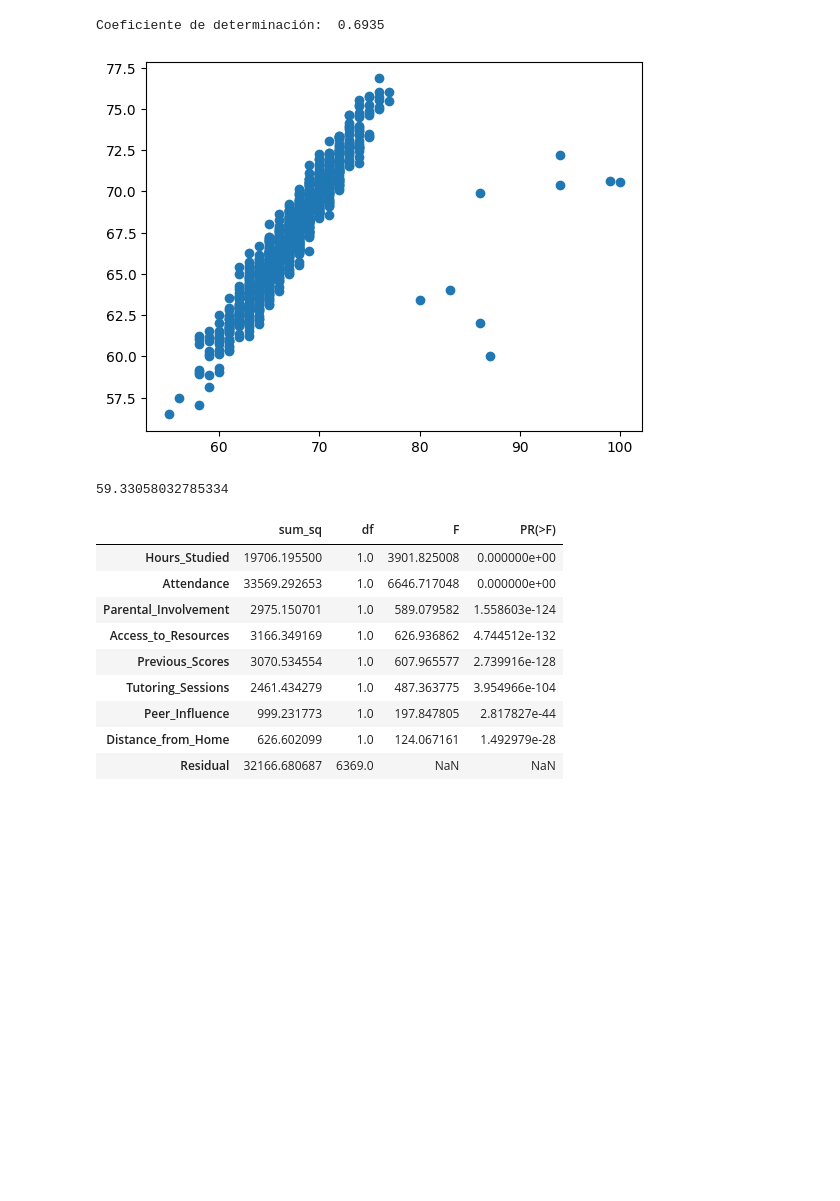
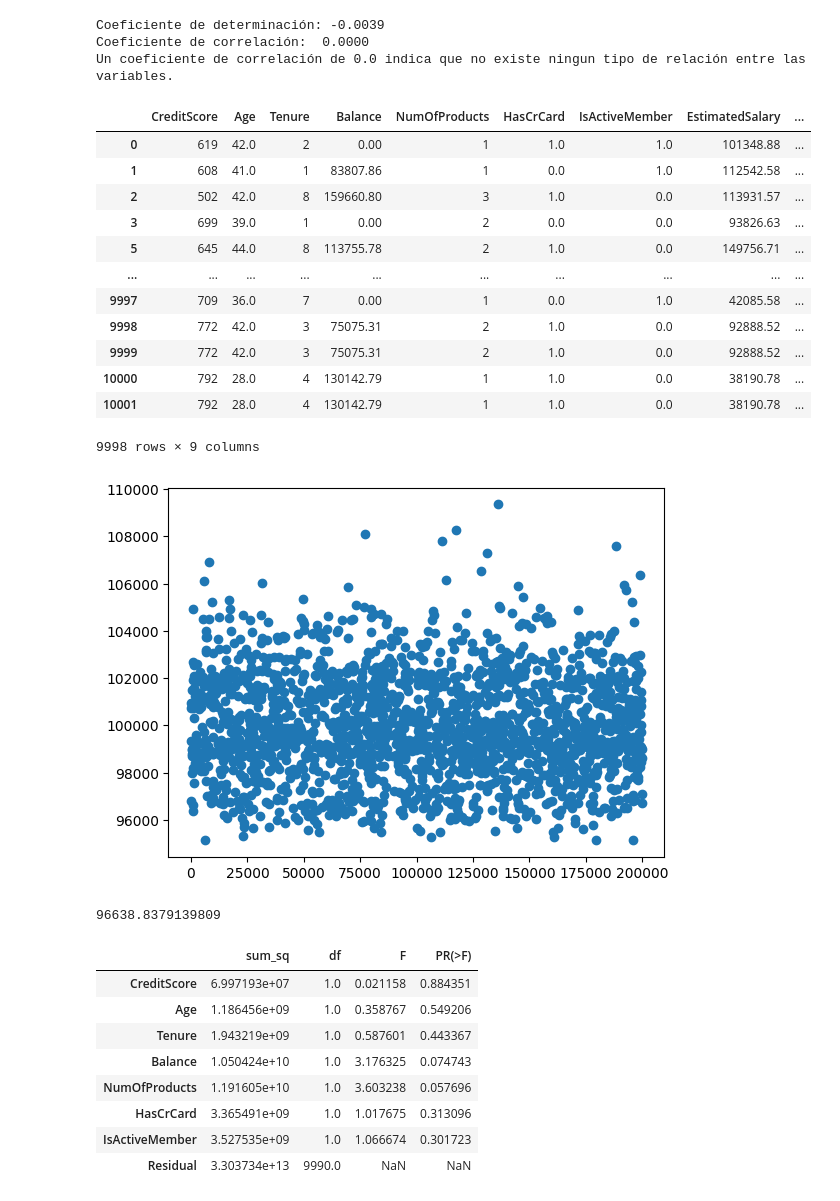
Before and after one commit to Angelgz011/estadistica2, a Jupyter notebook: eii_u2_03_22150429.ipynb, the cells around one changed output. Saved outputs shown, nothing was run; the diff lists cells and outputs as text; code cells hidden in the pictures; blank space fills up the shorter version.

```diff
--- a/eii_u2_03_22150429.ipynb
+++ b/eii_u2_03_22150429.ipynb
@@ -46,14 +51,0 @@ df.drop(columns = ['School_Type'], inplace = True)
-# %%
-niveles = {'Negative': -1, 'Neutral': 0, 'Positive': 1}
-df['Peer_Influence'] = df['Peer_Influence'].map(niveles)
-# %%
-niveles = {'No': 0, 'Yes': 1}
-df['Learning_Disabilities'] = df['Learning_Disabilities'].map(niveles)
-# %%
-niveles = {'College': 0, 'High School': 50, 'Postgraduate': 100}
-df['Parental_Education_Level'] = df['Parental_Education_Level'].map(niveles)
-
-#
-# %%
-niveles = {'Far': 0, 'Moderate': 50, 'Near': 100}
-df['Distance_from_Home'] = df['Distance_from_Home'].map(niveles)
@@ -88,46 +90,65 @@ plt.show()
 # %%
 from sklearn.model_selection import train_test_split
 from sklearn.metrics import r2_score
 import statsmodels.api as sm
 
-X = df[['Hours_Studied','Attendance','Parental_Involvement','Access_to_Resources','Previous_Scores','Tutoring_Sessions','Peer_Influence','Distance_from_Home']]
-Y = df['Exam_Score']
+X = df[['CreditScore','Age','Tenure','Balance','NumOfProducts','HasCrCard','IsActiveMember']]
+Y = df['EstimatedSalary']
 
 X_train, X_test,  Y_train, Y_test = train_test_split(X, Y, test_size = 0.2, random_state = 42)
 
 X_train_constante = sm.add_constant(X_train)
 X_test_constante = sm.add_constant(X_test)
 
 modelo = sm.OLS(Y_train, X_train_constante).fit()
 
 Yc = modelo.predict(X_test_constante)
 
 plt.scatter(Y_test,Yc)
 
 r2 = r2_score(Y_test, Yc)
 print(f'Coeficiente de determinación: {r2: 0.4f}')
+
+coeficiente_de_correlación  = r2**2
+print(f'Coeficiente de correlación: {coeficiente_de_correlación: 0.4f}')
+print("Un coeficiente de correlación de 0.0 indica que no existe ningun tipo de relación entre las variables.")
+df
 # %% [output]
-Coeficiente de determinación:  0.6935
+Coeficiente de determinación: -0.0039
+Coeficiente de correlación:  0.0000
+Un coeficiente de correlación de 0.0 indica que no existe ningun tipo de relación entre las variables.
+|  | CreditScore | Age | Tenure | Balance | NumOfProducts | HasCrCard | IsActiveMember | EstimatedSalary | ... |
+| 0 | 619 | 42.0 | 2 | 0.00 | 1 | 1.0 | 1.0 | 101348.88 | ... |
+| 1 | 608 | 41.0 | 1 | 83807.86 | 1 | 0.0 | 1.0 | 112542.58 | ... |
+| 2 | 502 | 42.0 | 8 | 159660.80 | 3 | 1.0 | 0.0 | 113931.57 | ... |
+| 3 | 699 | 39.0 | 1 | 0.00 | 2 | 0.0 | 0.0 | 93826.63 | ... |
+| 5 | 645 | 44.0 | 8 | 113755.78 | 2 | 1.0 | 0.0 | 149756.71 | ... |
+| ... | ... | ... | ... | ... | ... | ... | ... | ... | ... |
+| 9997 | 709 | 36.0 | 7 | 0.00 | 1 | 0.0 | 1.0 | 42085.58 | ... |
+| 9998 | 772 | 42.0 | 3 | 75075.31 | 2 | 1.0 | 0.0 | 92888.52 | ... |
+| 9999 | 772 | 42.0 | 3 | 75075.31 | 2 | 1.0 | 0.0 | 92888.52 | ... |
+| 10000 | 792 | 28.0 | 4 | 130142.79 | 1 | 1.0 | 0.0 | 38190.78 | ... |
+| 10001 | 792 | 28.0 | 4 | 130142.79 | 1 | 1.0 | 0.0 | 38190.78 | ... |
+9998 rows × 9 columns
-[figure, old version]
+[figure, new version]
 # %%
-b0,b1,b2,b3,b4,b5,b6,b7,b8 = modelo.params
-fun = lambda x1,x2,x3,x4,x5,x6,x7,x8: b0 + b1 * x1 + b2 * x2 + b3 * x3 + b4 * x4 + b5 * x5 + b6 * x6 + b7 * x7 + b8 * x8
-fun(15, 50, 50, 50, 70, 2, 0, 50 )
+b0,b1,b2,b3,b4,b5,b6,b7 = modelo.params
+fun = lambda x1,x2,x3,x4,x5,x6,x7: b0 + b1 * x1 + b2 * x2 + b3 * x3 + b4 * x4 + b5 * x5 + b6 * x6 + b7 * x7
+fun(730, 30, 6, 10000, 1, 1, 1)
 # %% [output]
-59.33058032785334
+96638.8379139809
 # %%
 from statsmodels.formula.api import ols
-modelo_2 = ols('Exam_Score ~ Hours_Studied+Attendance+Parental_Involvement+Access_to_Resources+Previous_Scores+Tutoring_Sessions+Peer_Influence+Distance_from_Home', data = df).fit()
+modelo_2 = ols('EstimatedSalary ~ CreditScore+Age+Tenure+Balance+NumOfProducts+HasCrCard+IsActiveMember', data = df).fit()
 tabla_anova = sm.stats.anova_lm(modelo_2, typ = 2)
 tabla_anova
 # %% [output]
 |  | sum_sq | df | F | PR(>F) |
-| Hours_Studied | 19706.195500 | 1.0 | 3901.825008 | 0.000000e+00 |
-| Attendance | 33569.292653 | 1.0 | 6646.717048 | 0.000000e+00 |
-| Parental_Involvement | 2975.150701 | 1.0 | 589.079582 | 1.558603e-124 |
-| Access_to_Resources | 3166.349169 | 1.0 | 626.936862 | 4.744512e-132 |
-| Previous_Scores | 3070.534554 | 1.0 | 607.965577 | 2.739916e-128 |
-| Tutoring_Sessions | 2461.434279 | 1.0 | 487.363775 | 3.954966e-104 |
-| Peer_Influence | 999.231773 | 1.0 | 197.847805 | 2.817827e-44 |
-| Distance_from_Home | 626.602099 | 1.0 | 124.067161 | 1.492979e-28 |
-| Residual | 32166.680687 | 6369.0 | NaN | NaN |
+| CreditScore | 6.997193e+07 | 1.0 | 0.021158 | 0.884351 |
+| Age | 1.186456e+09 | 1.0 | 0.358767 | 0.549206 |
+| Tenure | 1.943219e+09 | 1.0 | 0.587601 | 0.443367 |
+| Balance | 1.050424e+10 | 1.0 | 3.176325 | 0.074743 |
+| NumOfProducts | 1.191605e+10 | 1.0 | 3.603238 | 0.057696 |
+| HasCrCard | 3.365491e+09 | 1.0 | 1.017675 | 0.313096 |
+| IsActiveMember | 3.527535e+09 | 1.0 | 1.066674 | 0.301723 |
+| Residual | 3.303734e+13 | 9990.0 | NaN | NaN |
```
Also changed, not shown: parts of 14 cells of this notebook.
